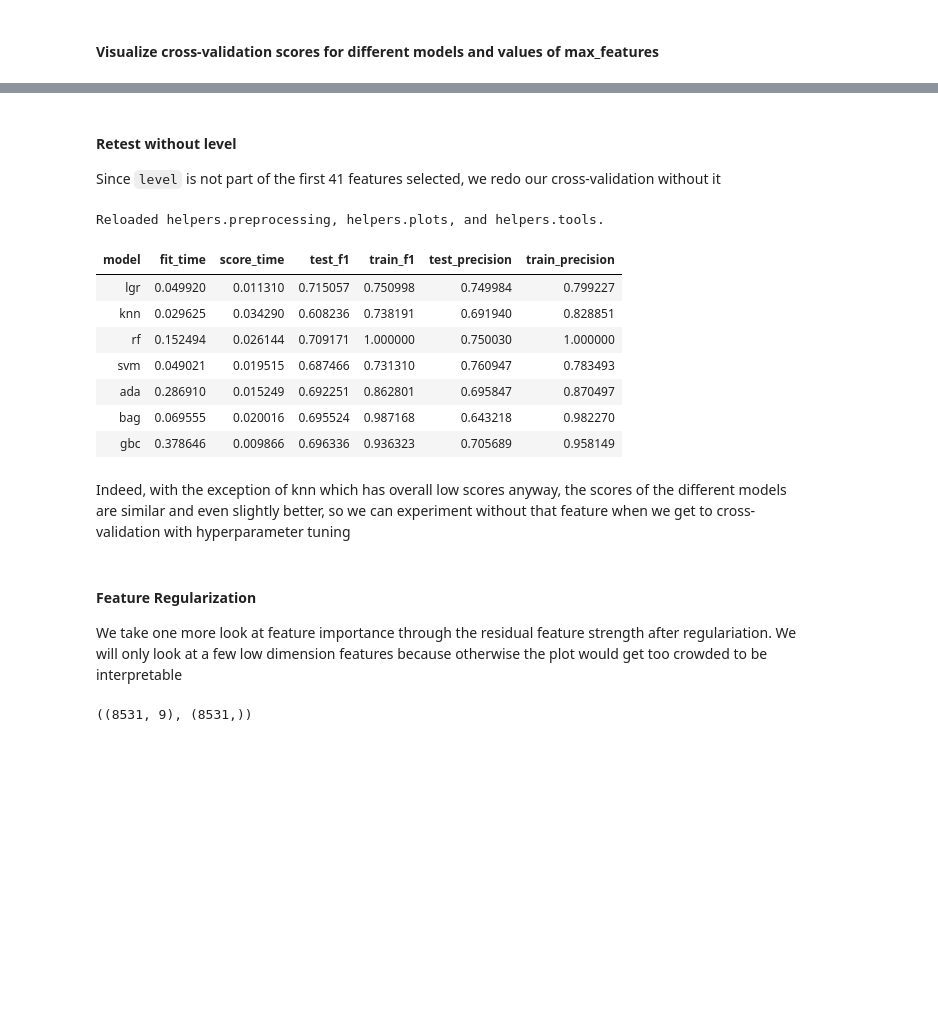
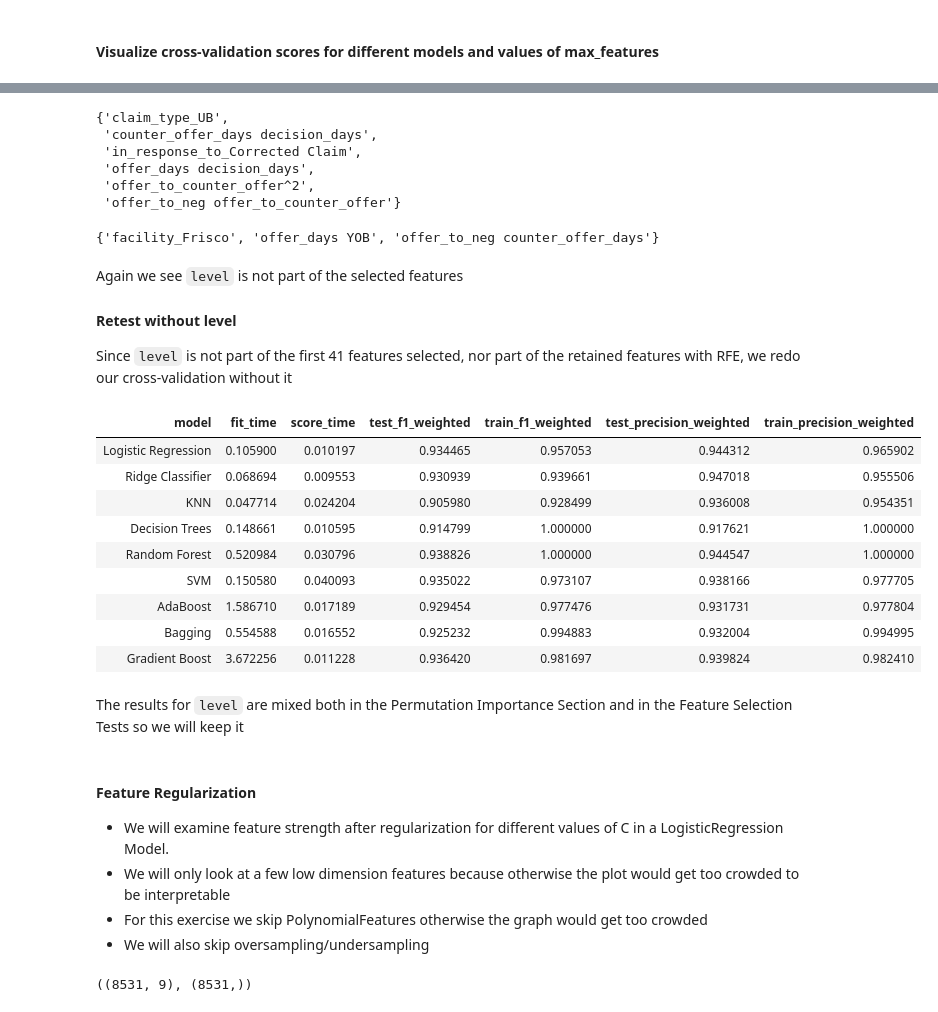
Before and after one commit to marchofnines/negotiations, a Jupyter notebook: 2_FE_capstone.ipynb, the cells around one changed output, grey strips where cells are left out. Saved outputs shown, nothing was run; the diff lists cells and outputs as text; code cells hidden in the pictures; blank space fills up the shorter version.

```diff
--- a/2_FE_capstone.ipynb
+++ b/2_FE_capstone.ipynb
@@ -58,8 +59,8 @@ pp.mystats(X, nulls_only=True)
 ### Define scoring metrics
 # %%
 scoring_metrics = {
-    'f1': make_scorer(f1_score, average='binary', pos_label='Accepted', zero_division=0.0),
-    'precision': make_scorer(precision_score, average='binary', pos_label='Accepted', zero_division=0.0)
+    'f1_weighted': make_scorer(f1_score, average='weighted', zero_division=0.0),
+    'precision_weighted': make_scorer(precision_score, average='weighted',  zero_division=0.0)
 }
 # %% [markdown]
 ### Dummy Classifier
@@ -95,6 +94,6 @@ pp.mystats(X[['in_response_to', 'facility', 'carrier', 'TPA', 'TPA_rep', 'group_
 # %%
 #define models with mainly default settings.  Increased max_iter for logistic function due to a convergence warnings
-simple_models = {
+models = {
     'Logistic Regression': LogisticRegression(max_iter=200, random_state=rs),
     'Ridge Classifier': RidgeClassifier(random_state=rs),
     'KNN': KNeighborsClassifier(n_jobs=-1),
@@ -429,39 +470,60 @@ Index(['claim_type', 'NSA_NNSA', 'split_claim', 'negotiation_type',
+# %%
+set(selected_features) - set(rfe_selected_features)
+# %% [output]
+{'claim_type_UB',
+ 'counter_offer_days decision_days',
+ 'in_response_to_Corrected Claim',
+ 'offer_days decision_days',
+ 'offer_to_counter_offer^2',
+ 'offer_to_neg offer_to_counter_offer'}
+# %%
+set(rfe_selected_features) - set(selected_features)
+# %% [output]
+{'facility_Frisco', 'offer_days YOB', 'offer_to_neg counter_offer_days'}
 # %% [markdown]
+Again we see `level` is not part of the selected features
+
 #### Retest without level
-Since `level` is not part of the first 41 features selected, we redo our cross-validation without it
+Since `level` is not part of the first 41 features selected, nor part of the retained features with RFE, we redo our cross-validation without it
 # %%
-myreload()
-fe_set3_models=tools.my_cross_val(df,'decision',scoring_metrics,
-                   simple_models,
-
+_=tools.my_cross_val(df,'decision',scoring_metrics, models,
                    num_imputer=('si',SimpleImputer(strategy='most_frequent')),
+                   num_transformer=('yeo', PowerTransformer(method='yeo-johnson')),
+                   poly=('poly', PolynomialFeatures(include_bias=False)),
                    num_cols=['neg_to_billed', 'offer_to_neg', 'offer_to_counter_offer',
                              'counter_offer_days', 'offer_days', 'decision_days', 'service_days', 'YOB'],
 
                    cat_encoder=('cat_encoder', BinaryEncoder()),
                    cat_cols=['carrier', 'TPA', 'TPA_rep', 'group_number'],
 
                    onehotencoder=('ohe', OneHotEncoder(drop='if_binary')),
                    ohe_cols=['claim_type', 'NSA_NNSA', 'split_claim', 'negotiation_type', 'in_response_to', 'facility', 'plan_funding'],
-                   ord_cols=[], #['level'],
+                   ord_cols=[],  #['level'],
 
-                   scaler= ('scaler', RobustScaler()),
+                   oversampler=('over', SMOTE(random_state=42)),
+                   undersampler=('under', RandomUnderSampler(random_state=42)),
+
+                   scaler= ('scaler', StandardScaler()),
 
                    set_name='fe_set3', cv=5, verbose=0,
                    test_size=0.25, stratify=True,rs=42)
 # %% [output]
-Reloaded helpers.preprocessing, helpers.plots, and helpers.tools.
-| model | fit_time | score_time | test_f1 | train_f1 | test_precision | train_precision |
-| lgr | 0.049920 | 0.011310 | 0.715057 | 0.750998 | 0.749984 | 0.799227 |
-| knn | 0.029625 | 0.034290 | 0.608236 | 0.738191 | 0.691940 | 0.828851 |
-| rf | 0.152494 | 0.026144 | 0.709171 | 1.000000 | 0.750030 | 1.000000 |
-| svm | 0.049021 | 0.019515 | 0.687466 | 0.731310 | 0.760947 | 0.783493 |
-| ada | 0.286910 | 0.015249 | 0.692251 | 0.862801 | 0.695847 | 0.870497 |
-| bag | 0.069555 | 0.020016 | 0.695524 | 0.987168 | 0.643218 | 0.982270 |
-| gbc | 0.378646 | 0.009866 | 0.696336 | 0.936323 | 0.705689 | 0.958149 |
+| model | fit_time | score_time | test_f1_weighted | train_f1_weighted | test_precision_weighted | train_precision_weighted |
+| Logistic Regression | 0.105900 | 0.010197 | 0.934465 | 0.957053 | 0.944312 | 0.965902 |
+| Ridge Classifier | 0.068694 | 0.009553 | 0.930939 | 0.939661 | 0.947018 | 0.955506 |
+| KNN | 0.047714 | 0.024204 | 0.905980 | 0.928499 | 0.936008 | 0.954351 |
+| Decision Trees | 0.148661 | 0.010595 | 0.914799 | 1.000000 | 0.917621 | 1.000000 |
+| Random Forest | 0.520984 | 0.030796 | 0.938826 | 1.000000 | 0.944547 | 1.000000 |
+| SVM | 0.150580 | 0.040093 | 0.935022 | 0.973107 | 0.938166 | 0.977705 |
+| AdaBoost | 1.586710 | 0.017189 | 0.929454 | 0.977476 | 0.931731 | 0.977804 |
+| Bagging | 0.554588 | 0.016552 | 0.925232 | 0.994883 | 0.932004 | 0.994995 |
+| Gradient Boost | 3.672256 | 0.011228 | 0.936420 | 0.981697 | 0.939824 | 0.982410 |
 # %% [markdown]
-Indeed, with the exception of knn which has overall low scores anyway, the scores of the different models are similar and even slightly better, so we can experiment without that feature when we get to cross-validation with hyperparameter tuning
+The results for `level` are mixed both in the Permutation Importance Section and in the Feature Selection Tests so we will keep it
 # %% [markdown]
 #### Feature Regularization
-We take one more look at feature importance through the residual feature strength after regulariation. We will only look at a few low dimension features because otherwise the plot would get too crowded to be interpretable
+- We will examine feature strength after regularization for different values of C in a LogisticRegression Model.
+- We will only look at a few low dimension features because otherwise the plot would get too crowded to be interpretable
+- For this exercise we skip PolynomialFeatures otherwise the graph would get too crowded
+- We will also skip oversampling/undersampling
 # %%
```
Also changed, not shown: parts of 35 cells of this notebook.
